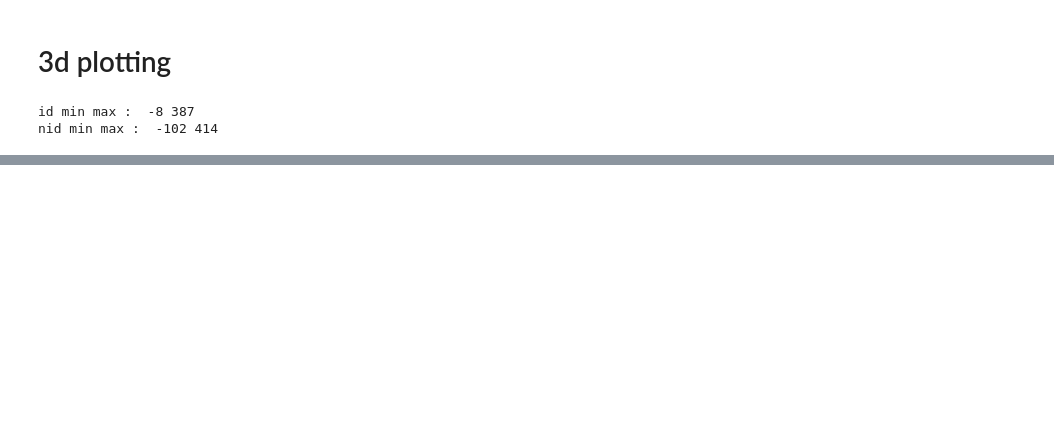
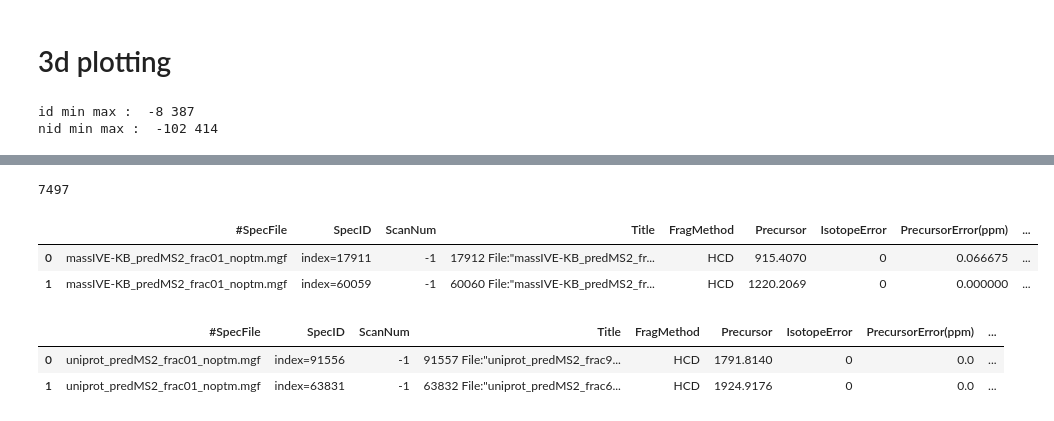
Before and after one commit to zoohoson/Peptide_Detectability, a Jupyter notebook: noPTM_test/dataEDA_2019NatProsit_MSGFScore_noPTMver.ipynb, the cells around one changed output, grey strips where cells are left out. Saved outputs shown, nothing was run; the diff lists cells and outputs as text; code cells hidden in the pictures; blank space fills up the shorter version.

```diff
--- a/noPTM_test/dataEDA_2019NatProsit_MSGFScore_noPTMver.ipynb
+++ b/noPTM_test/dataEDA_2019NatProsit_MSGFScore_noPTMver.ipynb
@@ -677,0 +715,9 @@ plt.show()
+# %%
+# MSGF search된 Bad Spectrum( MSGF score 0 )의 result sequence는 딥러닝데이터셋에 있을까?
+test = pd.read_csv('../data/df_detect_peptide_test_noptm_210930_includeDigest.csv')
+train = pd.read_csv('../data/df_detect_peptide_train_noptm_210930_includeDigest.csv')
+df = pd.concat([train, test], axis=0).reset_index(drop=True)
+test_pep = set(df.PEP.unique())
+print(len(test_pep.intersection(pep_zero_noptm)))
+# %% [output]
+7497
@@ -677,0 +781,12 @@ plt.show()
+# %%
+df_id_result.head(2)
+# %% [output]
+|  | #SpecFile | SpecID | ScanNum | Title | FragMethod | Precursor | IsotopeError | PrecursorError(ppm) | ... |
+| 0 | massIVE-KB_predMS2_frac01_noptm.mgf | index=17911 | -1 | 17912 File:"massIVE-KB_predMS2_fr... | HCD | 915.4070 | 0 | 0.066675 | ... |
+| 1 | massIVE-KB_predMS2_frac01_noptm.mgf | index=60059 | -1 | 60060 File:"massIVE-KB_predMS2_fr... | HCD | 1220.2069 | 0 | 0.000000 | ... |
+# %%
+df_nid_result.head(2)
+# %% [output]
+|  | #SpecFile | SpecID | ScanNum | Title | FragMethod | Precursor | IsotopeError | PrecursorError(ppm) | ... |
+| 0 | uniprot_predMS2_frac01_noptm.mgf | index=91556 | -1 | 91557 File:"uniprot_predMS2_frac9... | HCD | 1791.8140 | 0 | 0.0 | ... |
+| 1 | uniprot_predMS2_frac01_noptm.mgf | index=63831 | -1 | 63832 File:"uniprot_predMS2_frac6... | HCD | 1924.9176 | 0 | 0.0 | ... |
```
Also changed, not shown: parts of 36 cells of this notebook, 8 other files.
